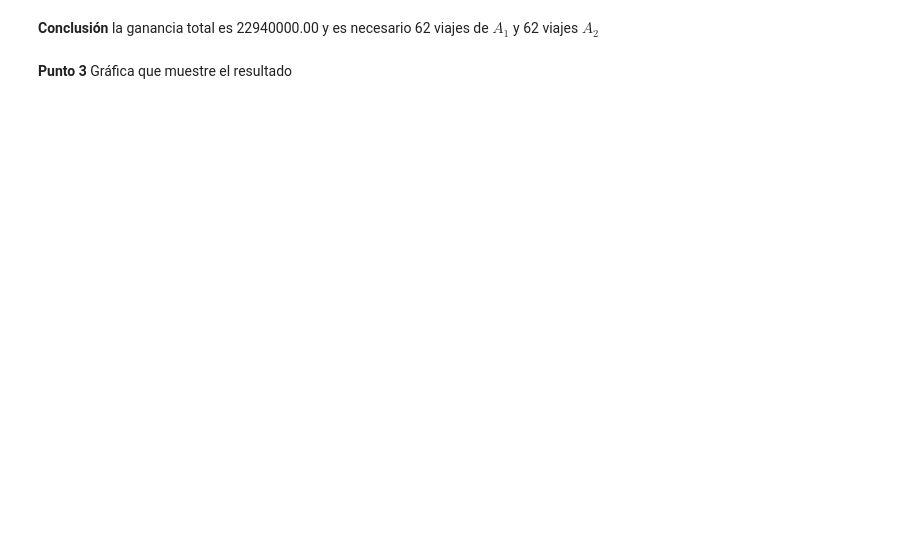
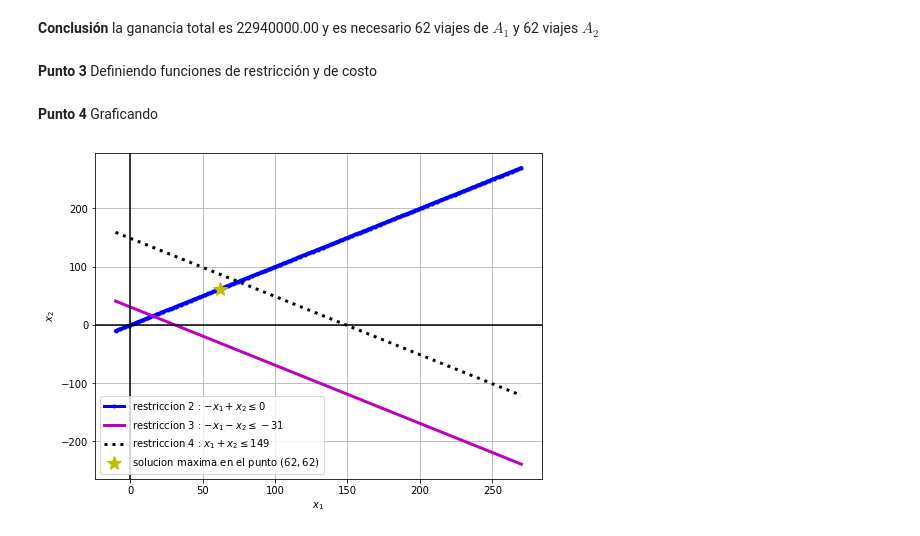
Before and after one commit to Miriam-Castellanos/PROYECTO-MODULO-1, a Jupyter notebook: PM1_AzanoYoshiro_CastellanosMiriam_OrtizOmar.ipynb, the cells around one changed output. Cells and saved outputs as stored; diff of their text form; code cells hidden in the pictures; blank space fills up the shorter version.

```diff
--- a/PM1_AzanoYoshiro_CastellanosMiriam_OrtizOmar.ipynb
+++ b/PM1_AzanoYoshiro_CastellanosMiriam_OrtizOmar.ipynb
@@ -60,22 +61,43 @@ resultado
 # %% [markdown]
 **Conclusión**
 la ganancia total es 22940000.00 y es necesario 62 viajes de $A_1$ y 62 viajes $A_2$
-# %% [markdown]
-**Punto 3** Gráfica que muestre el resultado
+# %% [markdown]
+**Punto 3** Definiendo funciones de restricción y de costo
 # %%
 def r1(x1):
     return (62-x1)
 def r2(x1):
     return(x1)
-def r3(-31+x1):
-    return()
-def r4():
-    return
+def r3(x1):
+    return(-31+x1)/-1
+def r4(x1):
+    return(149-x1)
 def fun_costo(x1,x2):
     return(220000*x1+150000*x2)
 
-xnum = np.linspace(-10,270,250)
+xnum = np.linspace(-10,270,200)
 res1 = r1(xnum)
 res2 = r2(xnum)
-plt.figure(fisize=(8,6))
-plt.plot()
+res3 = r3(xnum)
+res4 = r4(xnum)
+# %% [markdown]
+**Punto 4** Graficando
+# %%
+plt.figure(figsize=(8,6))
+plt.plot(xnum,res2,'.-b',linewidth=3, label='restriccion 2 : $-x_1+x_2\leq0$')
+plt.plot(xnum,res3,'-m',linewidth=3, label='restriccion 3 : $-x_1-x_2\leq-31$')
+plt.plot(xnum,res4,':k',linewidth=3, label='restriccion 4 : $x_1+x_2\leq149$')
+
+plt.plot([62],[62],'*y',ms=15,label='solucion maxima en el punto $(62,62)$')
+
+plt.axhline(0,color='k')
+plt.axvline(0,color='k')
+
+plt.xlabel('$x_1$')
+plt.ylabel('$x_2$')
+
+plt.grid()
+plt.legend(loc='best')
+plt.show()
+# %% [output]
+[figure, added]
```
Also changed, not shown: parts of 2 cells of this notebook.
